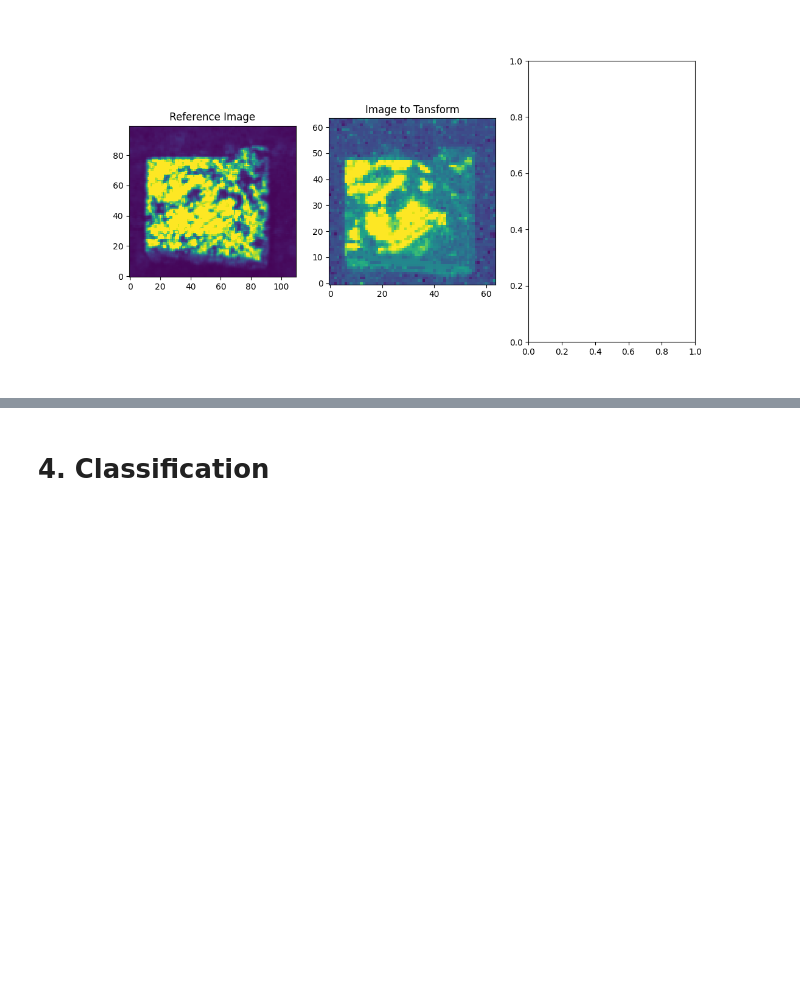
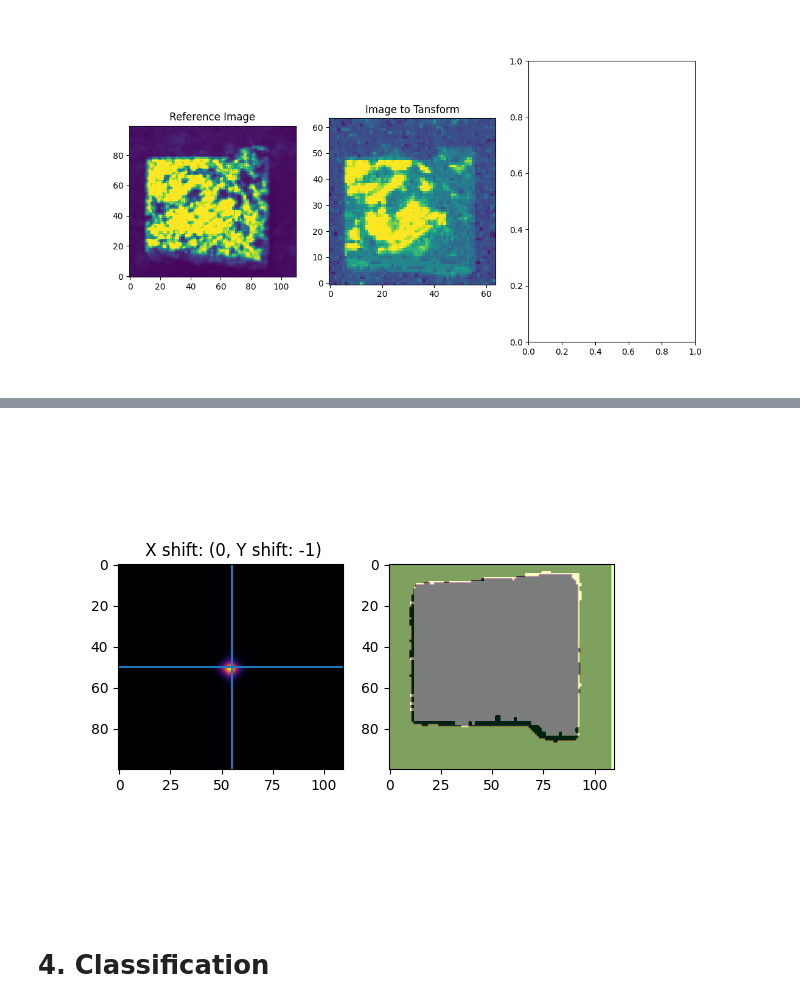
Before and after one commit to tomasjmlopes/Spectral_repo, a Jupyter notebook: Multiple Exposure/hdr_article_libsVraman_rock2scale.ipynb, the cells around one changed output, grey strips where cells are left out. Saved outputs shown, nothing was run; the diff lists cells and outputs as text; code cells hidden in the pictures; blank space fills up the shorter version.

```diff
--- a/Multiple Exposure/hdr_article_libsVraman_rock2scale.ipynb
+++ b/Multiple Exposure/hdr_article_libsVraman_rock2scale.ipynb
@@ -680,2 +680,92 @@ aligner = align(libs_map, raman_map, lognorm = False, vmax_l = 0.50, vmax_r = 0.
 # %% [output]
 [figure]
+# %%
+from skimage.transform import resize
+from skimage.morphology import area_closing
+
+
+raman_al = np.invert(area_closing(np.invert(np.array(scaled_pro_raman[0, find_index(raman_wavelengths, 733.1)] > 0.1)), area_threshold = 12))
+libs_al = scaled_pro[0, find_index(wavelengths, 288.16)] < 0.1
+
+
+def area_zeros(img):
+    return np.sum(img == 0)
+
+def apply_scale(img, scale):
+    return resize(img, (int(img.shape[0]*scale), int(img.shape[1]*scale)), order = 0)
+
+def cut_amount(cut):
+    if cut%2 != 0:
+        return int(np.ceil(cut/2)), int(np.floor(cut/2))
+    else:
+        return cut//2, cut//2
+
+
+scale_factor = np.linspace(1, 3, 1000)
+area_libs = area_zeros(libs_al)
+
+optim = []
+
+for scale in scale_factor:
+    raman_scal = apply_scale(raman_al, scale)
+    area_raman = area_zeros(raman_scal)
+    optim.append(area_libs - area_raman)
+
+op_scale = scale_factor[np.argmin(np.abs(optim))]
+raman_al = apply_scale(raman_al, op_scale)
+
+#### Same shape ####
+x_cut, y_cut = np.array(raman_al.shape) - np.array(libs_al.shape)
+
+x_r, x_l = cut_amount(x_cut)
+y_r, y_l = cut_amount(y_cut)
+
+if (x_r >= 0) or (x_l >= 0):
+    raman_al = raman_al[x_r:-x_l]
+else:
+    raman_al = np.pad(raman_al, ((-x_l, -x_r), (0, 0)), constant_values = 0)
+
+if (y_r >= 0) or (y_l >= 0):
+    raman_al = raman_al[:, y_l:-y_r]
+else:
+    raman_al = np.pad(raman_al, ((0, 0), (-y_l, -y_r)), constant_values = 0)
+
+raman_al = np.array(raman_al, dtype = float)
+libs_al = np.array(libs_al, dtype = float)
+
+translation = correlate(libs_al, raman_al, mode = 'same')**10
+
+cx = scaled_pro.shape[-2]//2
+cy = scaled_pro.shape[-1]//2
+
+shift_x = -(cx - np.where(translation == translation.max())[0][0])
+shift_y = -(cy - np.where(translation == translation.max())[1][0])
+
+raman_al = np.roll(raman_al, (shift_x, shift_y), axis = (0, 1))
+
+max_angle = 3
+rotation_angles = np.linspace(-max_angle, max_angle, 1000)
+rot_coef = []
+
+for i in rotation_angles:
+    im2_rotated = rotate(raman_al, angle = i, resize = False)
+    rot_coef.append( np.sum(im2_rotated*libs_al) / np.sqrt(np.sum(im2_rotated)**2 + np.sum(libs_al)**2))
+
+angle_to_rot = rotation_angles[np.argmax(rot_coef)]
+
+raman_al = rotate(raman_al, angle = angle_to_rot, order = 0)
+
+%matplotlib widget
+
+fig, axs = subplots(1, 2)
+ax = axs[0]
+ax.set_title(f' X shift: ({shift_x}, '
+             f'Y shift: {shift_y})')
+ax.imshow(abs(translation), cmap = 'inferno')
+ax.axhline(scaled_pro.shape[-2]//2)
+ax.axvline(scaled_pro.shape[-1]//2)
+
+ax = axs[1]
+ax.imshow(libs_al, cmap = 'inferno')
+ax.imshow(raman_al, alpha = 0.5, cmap = 'Greens', vmax = 0.2)
+# %% [output]
@@ -682,3 +773,4 @@ aligner = align(libs_map, raman_map, lognorm = False, vmax_l = 0.50, vmax_r = 0.
+[figure, added]
 # %% [markdown]
 # 4. Classification
 # %% [markdown]
```
Also changed, not shown: parts of 6 cells of this notebook.
